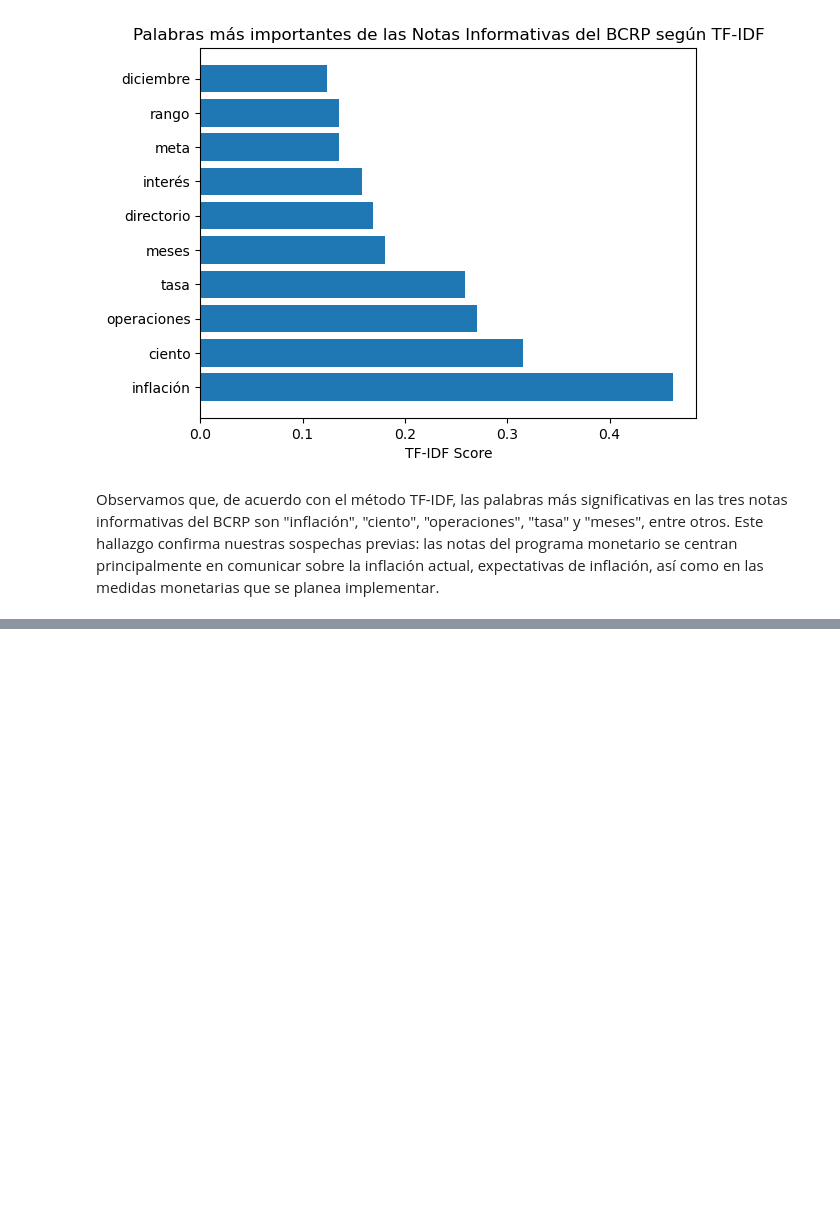
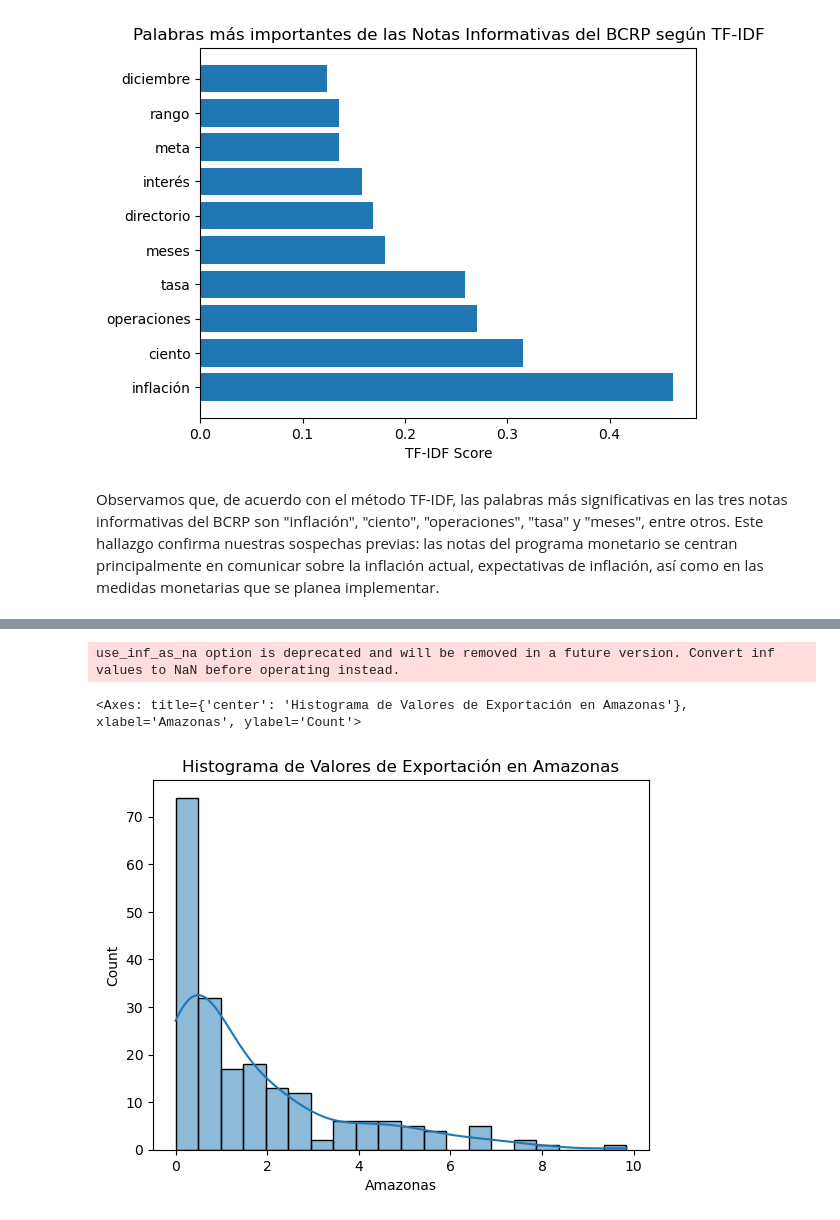
Before and after one commit to qlab-intro-python/proyecto-final-gregorio_podesta_trabajofinal, a Jupyter notebook: proyecto_final_plantilla.ipynb, the cells around one changed output, grey strips where cells are left out. Saved outputs shown, nothing was run; the diff lists cells and outputs as text; code cells hidden in the pictures; blank space fills up the shorter version.

```diff
--- a/proyecto_final_plantilla.ipynb
+++ b/proyecto_final_plantilla.ipynb
@@ -424,0 +434,5 @@ Observamos que, de acuerdo con el método TF-IDF, las palabras más significativ
+# %%
+with open(r'EXPORTACIONES_data.csv', 'rb') as f:
+    result = chardet.detect(f.read())
+df = pd.read_csv(r'EXPORTACIONES_data.csv', encoding=result['encoding'])
+df.head()
@@ -424,0 +446,36 @@ Observamos que, de acuerdo con el método TF-IDF, las palabras más significativ
+# %%
+
+import pandas as pd
+import chardet
+
+# Detección de la codificación
+with open(r'EXPORTACIONES_data.csv', 'rb') as f:
+    result = chardet.detect(f.read())
+
+# Lectura del archivo CSV con la codificación detectada
+df = pd.read_csv(r'EXPORTACIONES_data.csv', encoding=result['encoding'])
+
+# Dividir las columnas por punto y coma
+df_split = df.iloc[:, 0].str.split(';', expand=True)
+
+# Nuevos nombres de las columnas
+nuevos_nombres = ['Fecha', 'Amazonas', 'Ancash', 'Apurimac', 'Arequipa', 'Ayacucho', 'Cajamarca', 'Callao', 'Cusco', 'Huancavelica', 'Huánuco', 'Ica', 'Junín', 'La Libertad', 'Lambayeque', 'Lima', 'Loreto', 'Madre de Dios', 'Moquegua', 'Pasco', 'Piura', 'Puno', 'San Martín', 'Tacna', 'Tumbes', 'Ucayali', 'No registrado', 'Total']
+
+# Asegurarse de que el número de columnas divididas sea igual al número de nuevos nombres
+if len(df_split.columns) == len(nuevos_nombres):
+    # Asignar los nuevos nombres de las columnas
+    df_split.columns = nuevos_nombres
+
+    # Concatenar las columnas divididas con el DataFrame original
+    df = pd.concat([df, df_split], axis=1)
+
+    # Eliminar la columna original que fue dividida
+    df = df.drop(columns=[df.columns[0]])
+else:
+    print("El número de columnas divididas no coincide con el número de nuevos nombres.")
+
+# Convertir la columna 'Fecha' a formato datetime
+df['Fecha'] = pd.to_datetime(df['Fecha'], format='%b-%y', errors='coerce')
+
+# Mostrar las primeras filas del DataFrame
+df.head()
@@ -424,0 +504,4 @@ Observamos que, de acuerdo con el método TF-IDF, las palabras más significativ
+# %%
+plt.title('Histograma de Valores de Exportación en Amazonas')
+sns.histplot(df['Amazonas'], bins=20, kde=True)
+# %% [output]
@@ -424,0 +518,3 @@ Observamos que, de acuerdo con el método TF-IDF, las palabras más significativ
+use_inf_as_na option is deprecated and will be removed in a future version. Convert inf values to NaN before operating instead.
+<Axes: title={'center': 'Histograma de Valores de Exportación en Amazonas'}, xlabel='Amazonas', ylabel='Count'>
+[figure, added]
```
Also changed, not shown: parts of 15 cells of this notebook, 1 other file.
